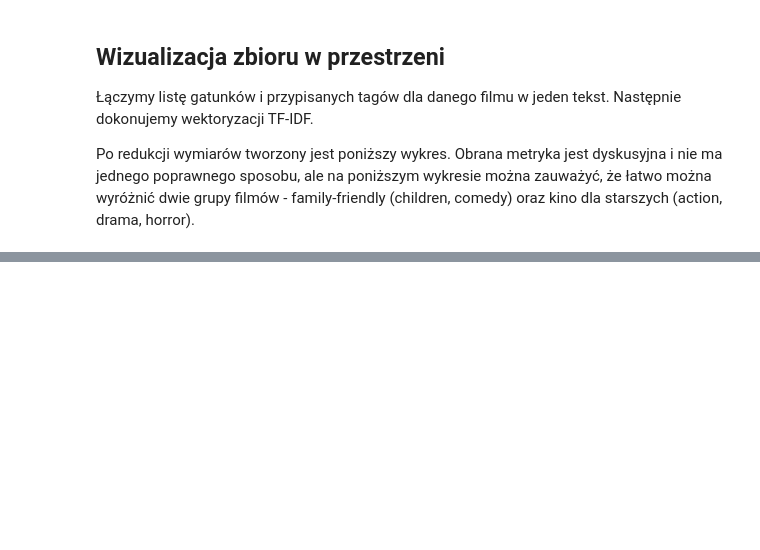
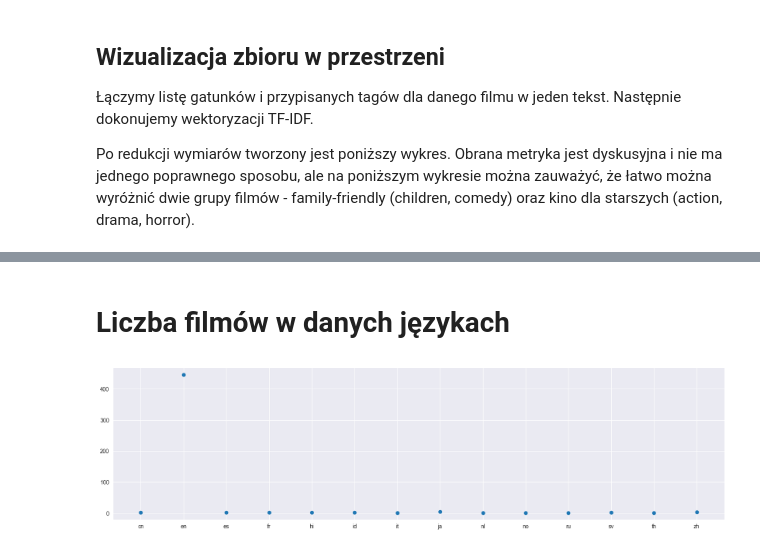
Before and after one commit to youngdashu/movie_recommendations, a Jupyter notebook: Eksploracja_danych_1.ipynb, the cells around one changed output, grey strips where cells are left out. Saved outputs shown, nothing was run; the diff lists cells and outputs as text; code cells hidden in the pictures; blank space fills up the shorter version.

```diff
--- a/Eksploracja_danych_1.ipynb
+++ b/Eksploracja_danych_1.ipynb
@@ -355,0 +464,7 @@ px.scatter(scatter_df[:10000], x='x', y='y', color='main_genre', opacity=.5)
+# %% [markdown]
+# Liczba filmów w danych językach
+# %%
+languages = df[['original_language', 'title']].groupby('original_language').count()
+fig = plt.scatter(languages.index, languages)
+# %% [output]
+[figure, added]
```
Also changed, not shown: parts of 17 cells of this notebook.
